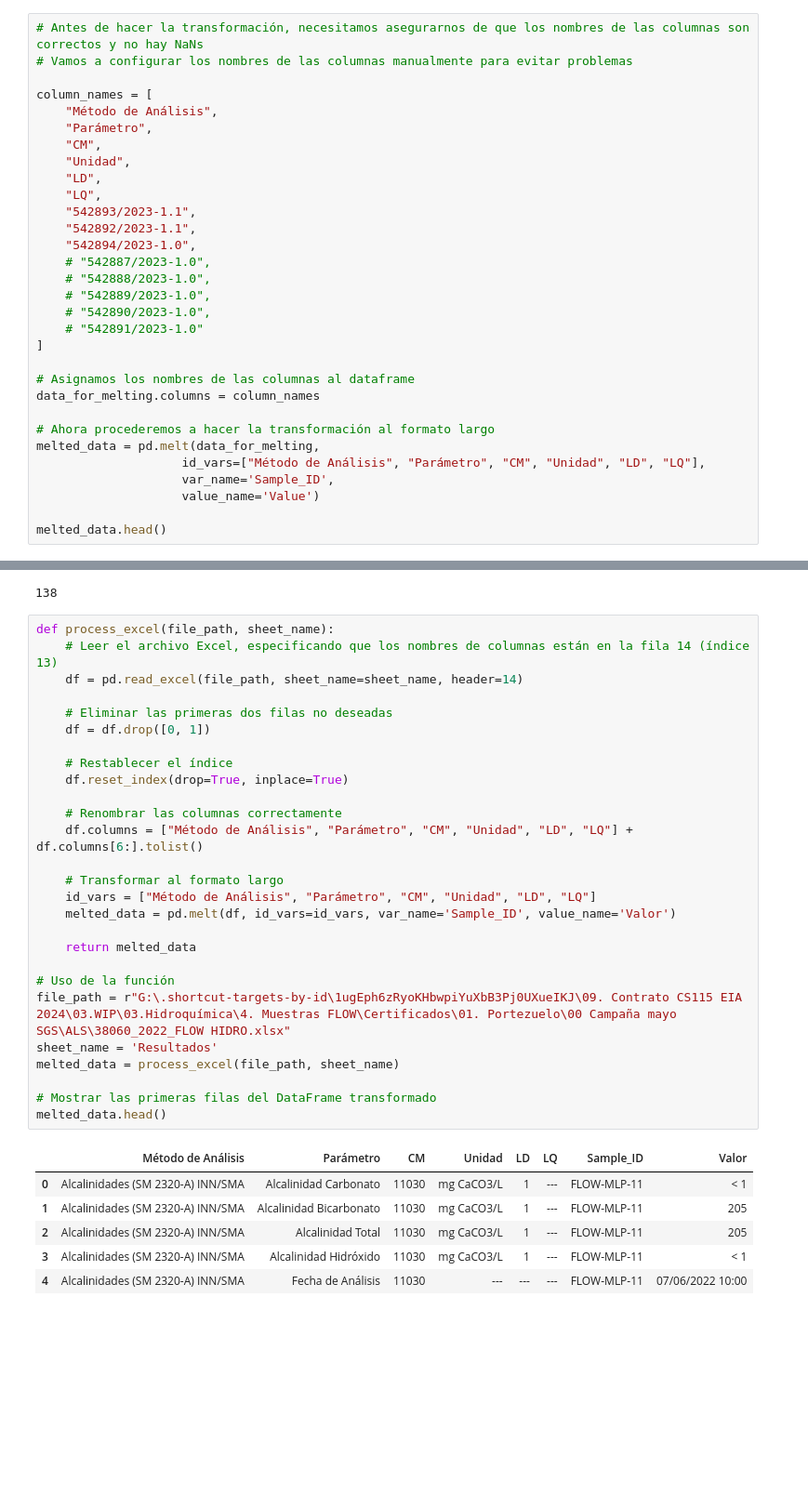
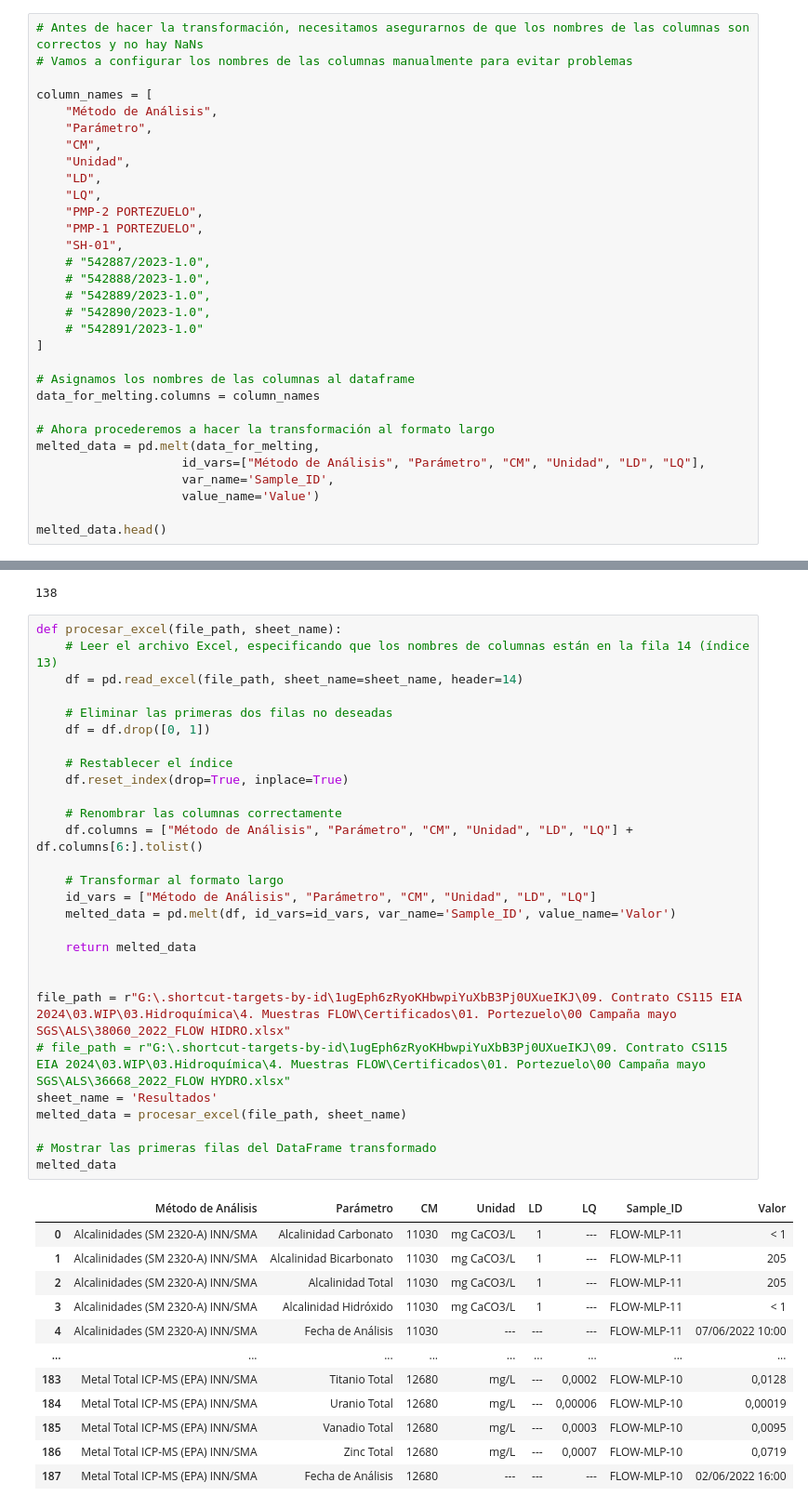
Before and after one commit to franciscoalejandro898/Tecnolog-a_Flow, a Jupyter notebook: Compilado_mlp/Actualiza_BD_PostgreSQL_Templates.ipynb, the cells around one changed output, grey strips where cells are left out. Shown: that part at 93% size. Cells and saved outputs as stored; diff of their text form; blank space fills up the shorter version.

```diff
--- a/Compilado_mlp/Actualiza_BD_PostgreSQL_Templates.ipynb
+++ b/Compilado_mlp/Actualiza_BD_PostgreSQL_Templates.ipynb
@@ -91,9 +91,9 @@ column_names = [
     "Unidad",
     "LD",
     "LQ",
-    "542893/2023-1.1",
-    "542892/2023-1.1",
-    "542894/2023-1.0",
+    "PMP-2 PORTEZUELO",
+    "PMP-1 PORTEZUELO",
+    "SH-01",
     # "542887/2023-1.0",
     # "542888/2023-1.0",
     # "542889/2023-1.0",
@@ -391,36 +399,43 @@ combined_data_renamed.to_sql('GAC_Assay_Update_79137', con=engine, if_exists='re
 # %% [output]
 138
 # %%
-def process_excel(file_path, sheet_name):
+def procesar_excel(file_path, sheet_name):
     # Leer el archivo Excel, especificando que los nombres de columnas están en la fila 14 (índice 13)
     df = pd.read_excel(file_path, sheet_name=sheet_name, header=14)
 
     # Eliminar las primeras dos filas no deseadas
     df = df.drop([0, 1])
 
     # Restablecer el índice
     df.reset_index(drop=True, inplace=True)
 
     # Renombrar las columnas correctamente
     df.columns = ["Método de Análisis", "Parámetro", "CM", "Unidad", "LD", "LQ"] + df.columns[6:].tolist()
 
     # Transformar al formato largo
     id_vars = ["Método de Análisis", "Parámetro", "CM", "Unidad", "LD", "LQ"]
     melted_data = pd.melt(df, id_vars=id_vars, var_name='Sample_ID', value_name='Valor')
 
     return melted_data
 
-# Uso de la función
+
 file_path = r"G:\.shortcut-targets-by-id\1ugEph6zRyoKHbwpiYuXbB3Pj0UXueIKJ\09. Contrato CS115 EIA 2024\03.WIP\03.Hidroquímica\4. Muestras FLOW\Certificados\01. Portezuelo\00 Campaña mayo SGS\ALS\38060_2022_FLOW HIDRO.xlsx"
+# file_path = r"G:\.shortcut-targets-by-id\1ugEph6zRyoKHbwpiYuXbB3Pj0UXueIKJ\09. Contrato CS115 EIA 2024\03.WIP\03.Hidroquímica\4. Muestras FLOW\Certificados\01. Portezuelo\00 Campaña mayo SGS\ALS\36668_2022_FLOW HYDRO.xlsx"
 sheet_name = 'Resultados'
-melted_data = process_excel(file_path, sheet_name)
+melted_data = procesar_excel(file_path, sheet_name)
 
 # Mostrar las primeras filas del DataFrame transformado
-melted_data.head()
+melted_data
 # %% [output]
 |  | Método de Análisis | Parámetro | CM | Unidad | LD | LQ | Sample_ID | Valor |
 | 0 | Alcalinidades (SM 2320-A) INN/SMA | Alcalinidad Carbonato | 11030 | mg CaCO3/L | 1 | --- | FLOW-MLP-11 | < 1 |
 | 1 | Alcalinidades (SM 2320-A) INN/SMA | Alcalinidad Bicarbonato | 11030 | mg CaCO3/L | 1 | --- | FLOW-MLP-11 | 205 |
 | 2 | Alcalinidades (SM 2320-A) INN/SMA | Alcalinidad Total | 11030 | mg CaCO3/L | 1 | --- | FLOW-MLP-11 | 205 |
 | 3 | Alcalinidades (SM 2320-A) INN/SMA | Alcalinidad Hidróxido | 11030 | mg CaCO3/L | 1 | --- | FLOW-MLP-11 | < 1 |
 | 4 | Alcalinidades (SM 2320-A) INN/SMA | Fecha de Análisis | 11030 | --- | --- | --- | FLOW-MLP-11 | 07/06/2022 10:00 |
+| ... | ... | ... | ... | ... | ... | ... | ... | ... |
+| 183 | Metal Total ICP-MS (EPA) INN/SMA | Titanio Total | 12680 | mg/L | --- | 0,0002 | FLOW-MLP-10 | 0,0128 |
+| 184 | Metal Total ICP-MS (EPA) INN/SMA | Uranio Total | 12680 | mg/L | --- | 0,00006 | FLOW-MLP-10 | 0,00019 |
+| 185 | Metal Total ICP-MS (EPA) INN/SMA | Vanadio Total | 12680 | mg/L | --- | 0,0003 | FLOW-MLP-10 | 0,0095 |
+| 186 | Metal Total ICP-MS (EPA) INN/SMA | Zinc Total | 12680 | mg/L | --- | 0,0007 | FLOW-MLP-10 | 0,0719 |
+| 187 | Metal Total ICP-MS (EPA) INN/SMA | Fecha de Análisis | 12680 | --- | --- | --- | FLOW-MLP-10 | 02/06/2022 16:00 |
```
Also changed, not shown: parts of 5 cells of this notebook.
